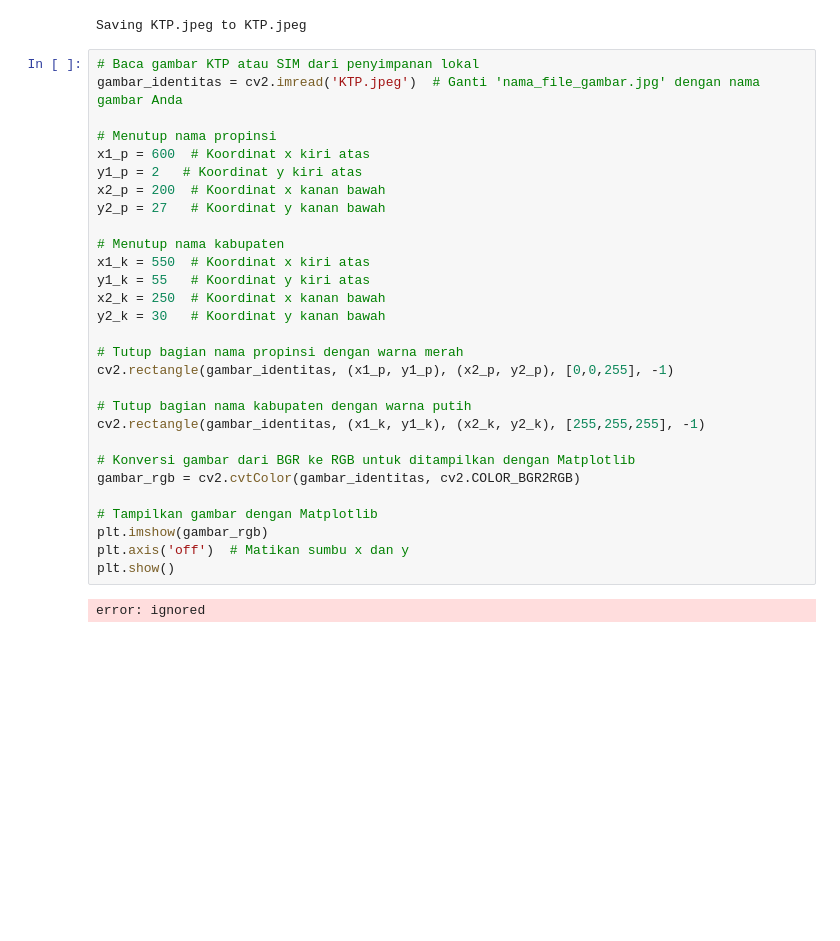
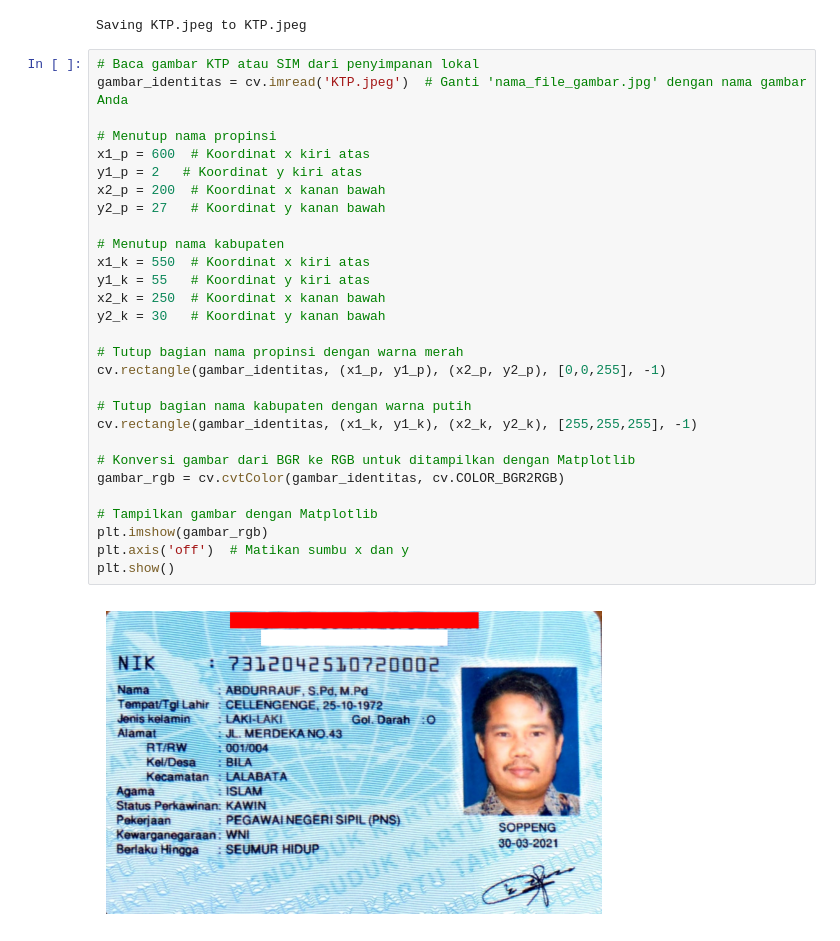
Before and after one commit to finaorivia19/PCVK_Ganjil_2023, a Jupyter notebook: Tugas_Kelompok.ipynb, the cells around one changed output. Cells and saved outputs as stored; diff of their text form; blank space fills up the shorter version.

```diff
--- a/Tugas_Kelompok.ipynb
+++ b/Tugas_Kelompok.ipynb
@@ -30,32 +30,32 @@ file = files.upload()
 Saving KTP.jpeg to KTP.jpeg
 # %%
 # Baca gambar KTP atau SIM dari penyimpanan lokal
-gambar_identitas = cv2.imread('KTP.jpeg')  # Ganti 'nama_file_gambar.jpg' dengan nama gambar Anda
+gambar_identitas = cv.imread('KTP.jpeg')  # Ganti 'nama_file_gambar.jpg' dengan nama gambar Anda
 
 # Menutup nama propinsi
 x1_p = 600  # Koordinat x kiri atas
 y1_p = 2   # Koordinat y kiri atas
 x2_p = 200  # Koordinat x kanan bawah
 y2_p = 27   # Koordinat y kanan bawah
 
 # Menutup nama kabupaten
 x1_k = 550  # Koordinat x kiri atas
 y1_k = 55   # Koordinat y kiri atas
 x2_k = 250  # Koordinat x kanan bawah
 y2_k = 30   # Koordinat y kanan bawah
 
 # Tutup bagian nama propinsi dengan warna merah
-cv2.rectangle(gambar_identitas, (x1_p, y1_p), (x2_p, y2_p), [0,0,255], -1)
+cv.rectangle(gambar_identitas, (x1_p, y1_p), (x2_p, y2_p), [0,0,255], -1)
 
 # Tutup bagian nama kabupaten dengan warna putih
-cv2.rectangle(gambar_identitas, (x1_k, y1_k), (x2_k, y2_k), [255,255,255], -1)
+cv.rectangle(gambar_identitas, (x1_k, y1_k), (x2_k, y2_k), [255,255,255], -1)
 
 # Konversi gambar dari BGR ke RGB untuk ditampilkan dengan Matplotlib
-gambar_rgb = cv2.cvtColor(gambar_identitas, cv2.COLOR_BGR2RGB)
+gambar_rgb = cv.cvtColor(gambar_identitas, cv.COLOR_BGR2RGB)
 
 # Tampilkan gambar dengan Matplotlib
 plt.imshow(gambar_rgb)
 plt.axis('off')  # Matikan sumbu x dan y
 plt.show()
 # %% [output]
-error: ignored
+[figure, added]
```
